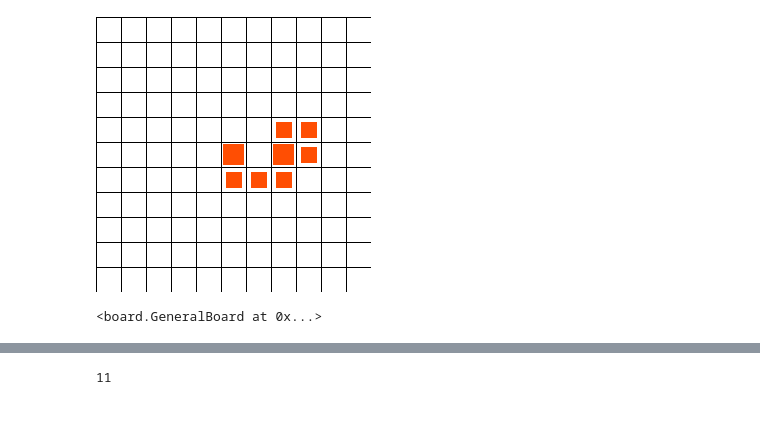
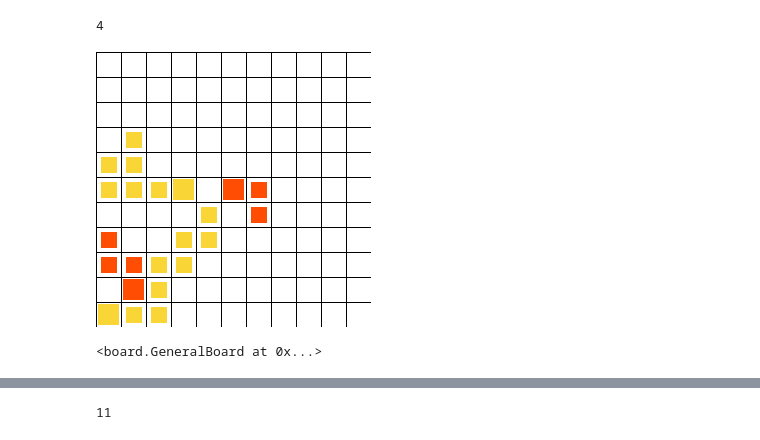
Before and after one commit to anforsm/battlesnake-AI, a Jupyter notebook: main.ipynb, the cells around one changed output, grey strips where cells are left out. Drawn from its saved outputs; the diff is of its cells as text; code cells hidden in the pictures.

```diff
--- a/main.ipynb
+++ b/main.ipynb
@@ -14,16 +14,32 @@ from snake import Snake, ControllableSnake
-path = "./game_states/2023-05-19_01 (b40)/10.json"
+path = "./game_states/2023-05-20_21 (b91)/46.json"
 f = open(path, "r")
 s = f.readline()
 sample_game_state = json.loads(s)
+print(len(sample_game_state["board"]["snakes"]))
 board = GeneralBoard(11, 11)
 snake1 = Snake(sample_game_state["board"]["snakes"][0]["id"])
 snake2 = Snake(sample_game_state["board"]["snakes"][1]["id"])
-snake1.place_on_board(board)
-snake2.place_on_board(board)
+snake3 = Snake(sample_game_state["board"]["snakes"][2]["id"])
+snake4 = Snake(sample_game_state["board"]["snakes"][3]["id"])
+snake1.board = board
+snake2.board = board
+snake3.board = board
+snake4.board = board
+board.add_snake(snake1, place=False)
+board.add_snake(snake2, place=False)
+board.add_snake(snake3, place=False)
+board.add_snake(snake4, place=False)
 snake1.update_state(sample_game_state["board"]["snakes"][0])
 snake2.update_state(sample_game_state["board"]["snakes"][1])
+snake3.update_state(sample_game_state["board"]["snakes"][2])
+snake4.update_state(sample_game_state["board"]["snakes"][3])
+snake1.place_on_board(board, add=False)
+snake2.place_on_board(board, add=False)
+snake3.place_on_board(board, add=False)
+snake4.place_on_board(board, add=False)
 
 board
 # %% [output]
+4
-[figure, old version]
+[figure, new version]
-<board.GeneralBoard at 0x...>
+<board.GeneralBoard at 0x...>
```
Also changed, not shown: parts of 8 cells of this notebook, 5 other files.
